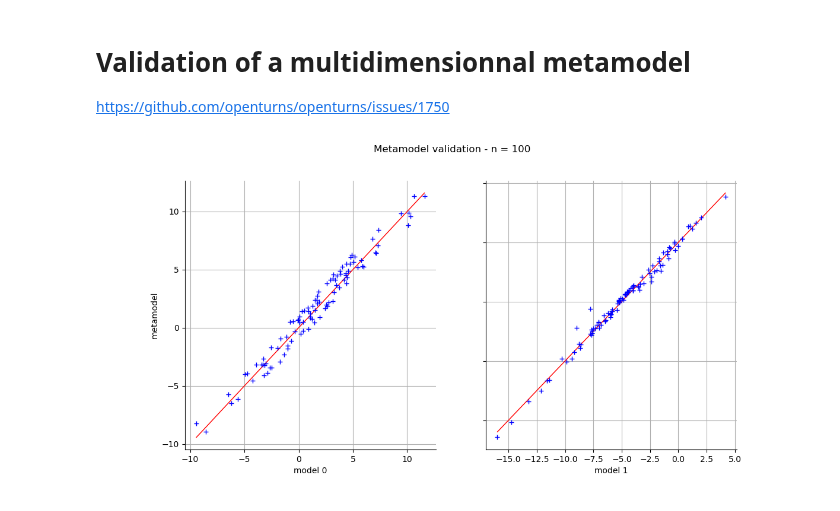
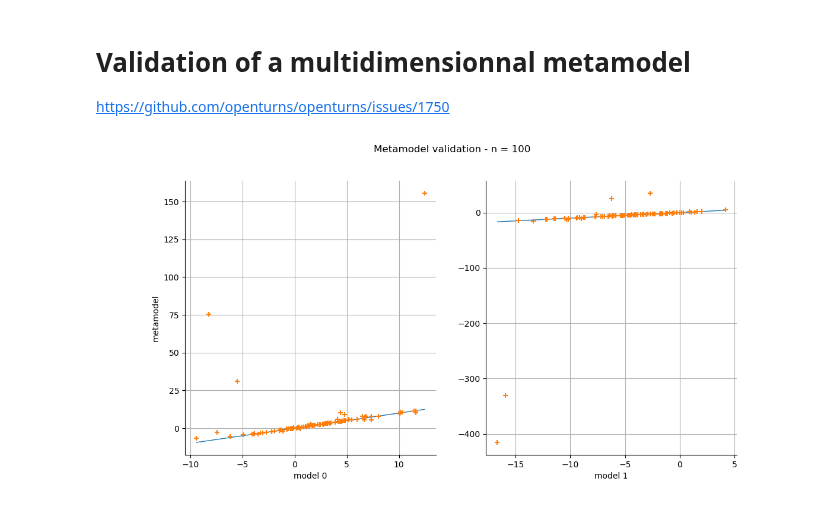
Before and after one commit to mbaudin47/otsupgalilee-eleve, a Jupyter notebook: 4-Sensibilite/Stack/validation-metamodel-multidimensional.ipynb, the cells around one changed output. Drawn from its saved outputs; the diff is of its cells as text; code cells hidden in the pictures.

```diff
--- a/4-Sensibilite/Stack/validation-metamodel-multidimensional.ipynb
+++ b/4-Sensibilite/Stack/validation-metamodel-multidimensional.ipynb
@@ -15,17 +15,17 @@ model = ot.SymbolicFunction(
 # %%
 distribution = ot.Normal(3)
 distribution.setDescription(model.getInputDescription())
-trainX = distribution.getSample(50)
+trainX = distribution.getSample(100)
 trainY = model(trainX)
 # %%
-chaosalgo = ot.FunctionalChaosAlgorithm(trainX, trainY)
+chaosalgo = ot.FunctionalChaosAlgorithm(trainX, trainY, distribution)
 chaosalgo.run()
 result = chaosalgo.getResult()
 metamodel = result.getMetaModel()
 # %%
 validationX = distribution.getSample(100)
 validationY = model(validationX)
-val = ot.MetaModelValidation(validationX, validationY, metamodel)
+val = ot.MetaModelValidation(validationY, metamodel(validationX))
 val.drawValidation()
 # %% [output]
-[figure, old version]
+[figure, new version]
```
Also changed, not shown: 3 other files.
